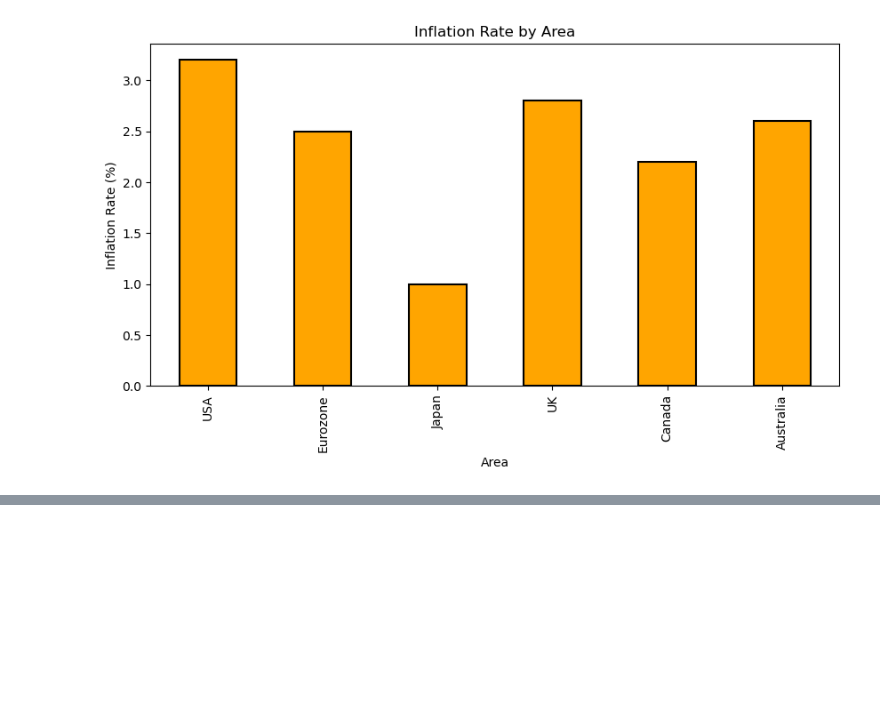
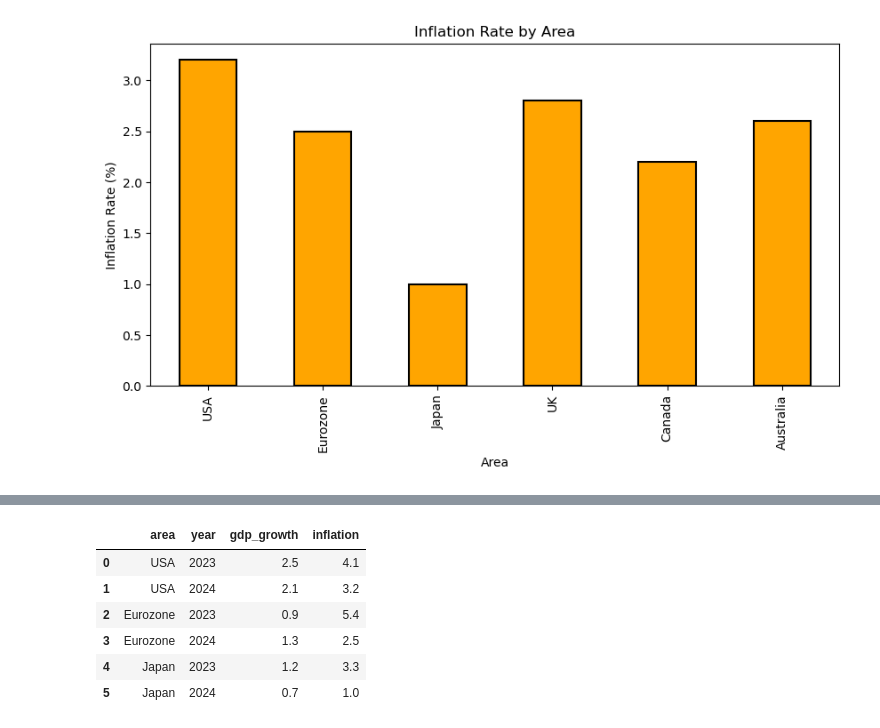
Before and after one commit to jmarbet/ai-big-data-course, a Jupyter notebook: notebooks/python_packages_pandas.ipynb, the cells around one changed output, grey strips where cells are left out. Drawn from its saved outputs; the diff is of its cells as text; code cells hidden in the pictures; blank space fills up the shorter version.

Commit message:
Update from https://github.com/jmarbet/ai-big-data-course-bde-cemfi/commit/3d057091234c2bd8dd3de10ba9803923046ee470

```diff
--- a/notebooks/python_packages_pandas.ipynb
+++ b/notebooks/python_packages_pandas.ipynb
@@ -888,0 +930,17 @@ We will cover these and other data I/O methods in more detail in later sections
+# %%
+# Create a sample DataFrame with multiple years
+df_multi_year = pd.DataFrame({
+    "area": ["USA", "USA", "Eurozone", "Eurozone", "Japan", "Japan"],
+    "year": [2023, 2024, 2023, 2024, 2023, 2024],
+    "gdp_growth": [2.5, 2.1, 0.9, 1.3, 1.2, 0.7],
+    "inflation": [4.1, 3.2, 5.4, 2.5, 3.3, 1.0]
+})
+df_multi_year
+# %% [output]
+|  | area | year | gdp_growth | inflation |
+| 0 | USA | 2023 | 2.5 | 4.1 |
+| 1 | USA | 2024 | 2.1 | 3.2 |
+| 2 | Eurozone | 2023 | 0.9 | 5.4 |
+| 3 | Eurozone | 2024 | 1.3 | 2.5 |
+| 4 | Japan | 2023 | 1.2 | 3.3 |
+| 5 | Japan | 2024 | 0.7 | 1.0 |
```
Also changed, not shown: parts of 33 cells of this notebook, 51 other files.
